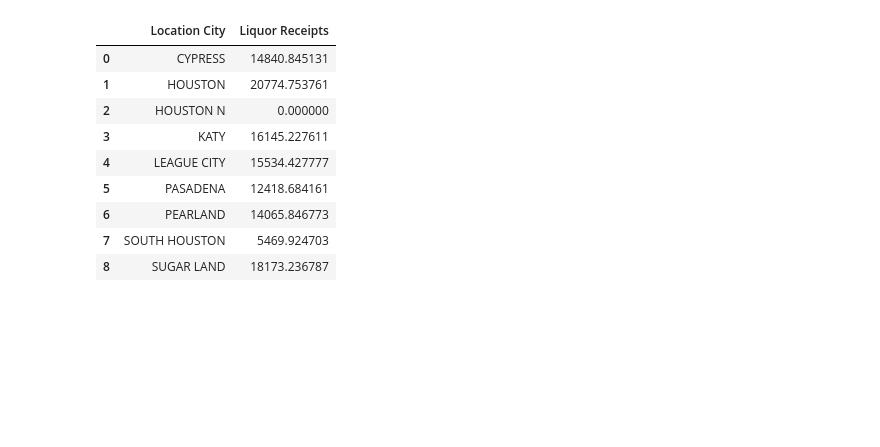
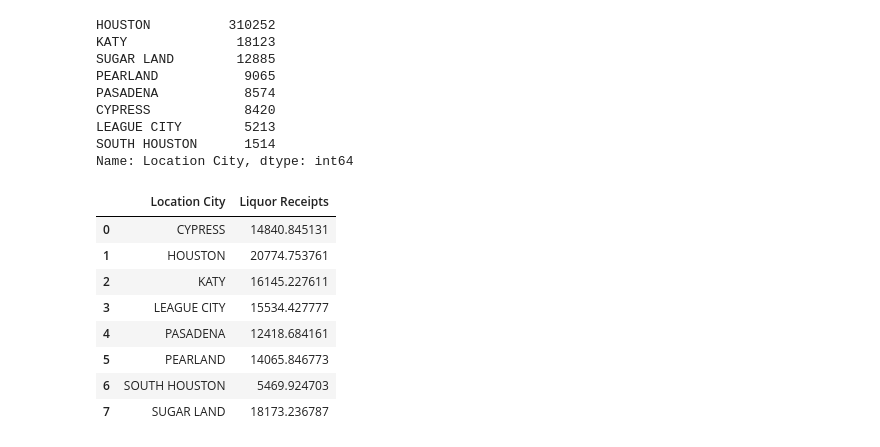
Before and after one commit to ejkaster/Project-1-Top-5-US-Cities-Real-Estate-Trends, a Jupyter notebook: AvgSales.ipynb, the cells around one changed output. Cells and saved outputs as stored; diff of their text form; code cells hidden in the pictures; blank space fills up the shorter version.

Commit message:
Update AvgSales.ipynb
Remove Houston N from consideraton as all records are null

```diff
--- a/AvgSales.ipynb
+++ b/AvgSales.ipynb
@@ -19,19 +20,33 @@ houston_df.head()
 | 2 | 1 | DADDY O'S SPORT BAR | 5830 SPENCER HWY | PASADENA | TX | 77505 | ... |
 | 3 | 1 | CRAZY FROGS BAR AND GRILL | 13703 WEST RD | HOUSTON | TX | 77041 | ... |
 | 4 | 1 | DON PATRON BAR & GRILL | 500 DALLAS ST STE P50 | HOUSTON | TX | 77002 | ... |
+# %%
+# Breakdown by city
+
+clean_df = houston_df.loc[houston_df['Location City'] != 'HOUSTON N']
+clean_df['Location City'].value_counts()
+# %% [output]
+HOUSTON          310252
+KATY              18123
+SUGAR LAND        12885
+PEARLAND           9065
+PASADENA           8574
+CYPRESS            8420
+LEAGUE CITY        5213
+SOUTH HOUSTON      1514
+Name: Location City, dtype: int64
 # %%
 #Determine the mean of the individual receipt types
 
-liquor_df = houston_df.groupby('Location City', as_index=False)['Liquor Receipts'].mean()
+liquor_df = clean_df.groupby('Location City', as_index=False)['Liquor Receipts'].mean()
 liquor_df
 # %% [output]
 |  | Location City | Liquor Receipts |
 | 0 | CYPRESS | 14840.845131 |
 | 1 | HOUSTON | 20774.753761 |
-| 2 | HOUSTON N | 0.000000 |
-| 3 | KATY | 16145.227611 |
-| 4 | LEAGUE CITY | 15534.427777 |
-| 5 | PASADENA | 12418.684161 |
-| 6 | PEARLAND | 14065.846773 |
-| 7 | SOUTH HOUSTON | 5469.924703 |
-| 8 | SUGAR LAND | 18173.236787 |
+| 2 | KATY | 16145.227611 |
+| 3 | LEAGUE CITY | 15534.427777 |
+| 4 | PASADENA | 12418.684161 |
+| 5 | PEARLAND | 14065.846773 |
+| 6 | SOUTH HOUSTON | 5469.924703 |
+| 7 | SUGAR LAND | 18173.236787 |
```
Also changed, not shown: parts of 9 cells of this notebook.
